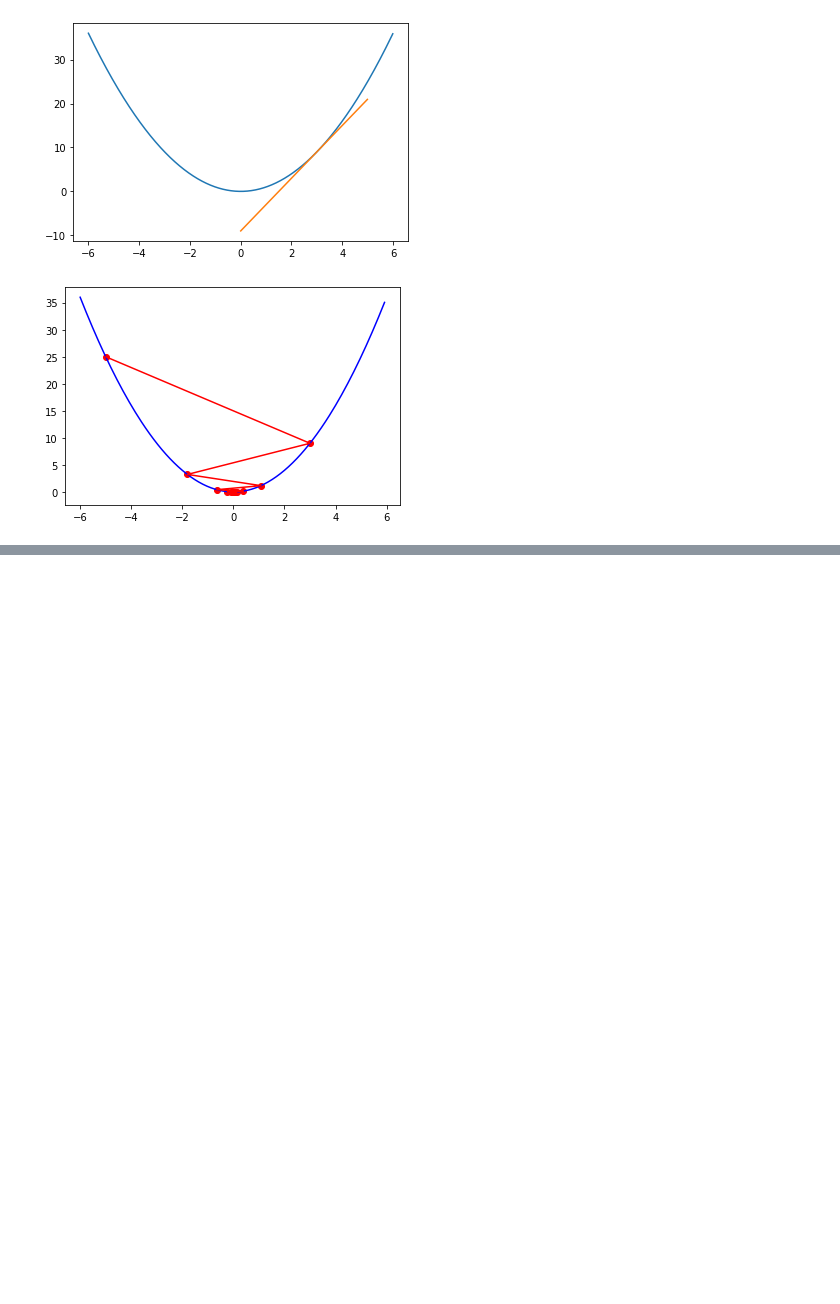
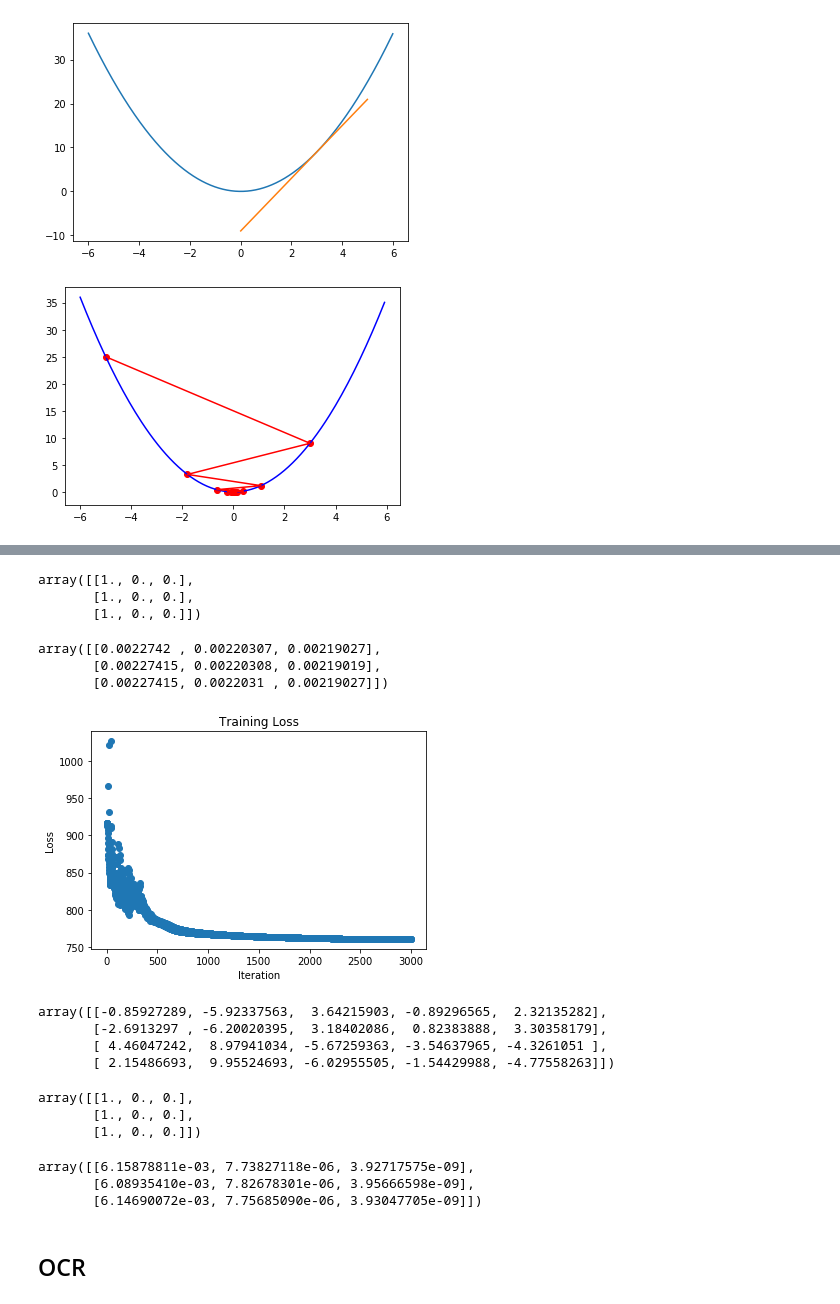
Before and after one commit to ywchiu/hp_dsai, a Jupyter notebook: Demo20200117.ipynb, the cells around one changed output, grey strips where cells are left out. Cells and saved outputs as stored; diff of their text form; code cells hidden in the pictures; blank space fills up the shorter version.

```diff
--- a/Demo20200117.ipynb
+++ b/Demo20200117.ipynb
@@ -122,0 +182,2 @@ plt.show()
+# %%
+net = ANN(input_size=4, hidden_size=5, output_size=3)
@@ -122,0 +199,4 @@ plt.show()
+# %%
+from sklearn.datasets import load_iris
+iris = load_iris()
+x= iris.data
@@ -122,0 +213,4 @@ plt.show()
+# %%
+y = np.zeros((len(iris.target), 3))
+for idx, val in enumerate(iris.target):
+    y[idx, val] = 1
@@ -122,0 +221,39 @@ plt.show()
+# %%
+y[0:3,:]
+# %% [output]
+array([[1., 0., 0.],
+       [1., 0., 0.],
+       [1., 0., 0.]])
+# %%
+y_hat[0:3,:]
+# %% [output]
+array([[0.0022742 , 0.00220307, 0.00219027],
+       [0.00227415, 0.00220308, 0.00219019],
+       [0.00227415, 0.0022031 , 0.00219027]])
+# %%
+epochs = 3000
+lr     = 0.01
+
+train_loss = []
+for i in range(epochs):
+    grad = net.numerical_gradient(x,y)
+    for key in ('W1', 'b1', 'W2', 'b2'):
+        net.params[key] = net.params[key] - lr * grad[key]
+    loss = net.loss(x, y)
+    train_loss.append(loss)
+# %%
+import matplotlib.pyplot as plt
+plt.scatter(range(0,3000),train_loss)
+plt.xlabel('Iteration')
+plt.ylabel('Loss')
+plt.title('Training Loss')
+plt.show()
+# %% [output]
+[figure, added]
+# %%
+net.params['W1']
+# %% [output]
+array([[-0.85927289, -5.92337563,  3.64215903, -0.89296565,  2.32135282],
+       [-2.6913297 , -6.20020395,  3.18402086,  0.82383888,  3.30358179],
+       [ 4.46047242,  8.97941034, -5.67259363, -3.54637965, -4.3261051 ],
+       [ 2.15486693,  9.95524693, -6.02955505, -1.54429988, -4.77558263]])
@@ -122,0 +262,12 @@ plt.show()
+# %%
+y[0:3,:]
+# %% [output]
+array([[1., 0., 0.],
+       [1., 0., 0.],
+       [1., 0., 0.]])
+# %%
+y_hat[0:3,:]
+# %% [output]
+array([[6.15878811e-03, 7.73827118e-06, 3.92717575e-09],
+       [6.08935410e-03, 7.82678301e-06, 3.95666598e-09],
+       [6.14690072e-03, 7.75685090e-06, 3.93047705e-09]])
@@ -122,0 +425,2 @@ plt.show()
+# %% [markdown]
+## OCR
```
Also changed, not shown: parts of 40 cells of this notebook.
